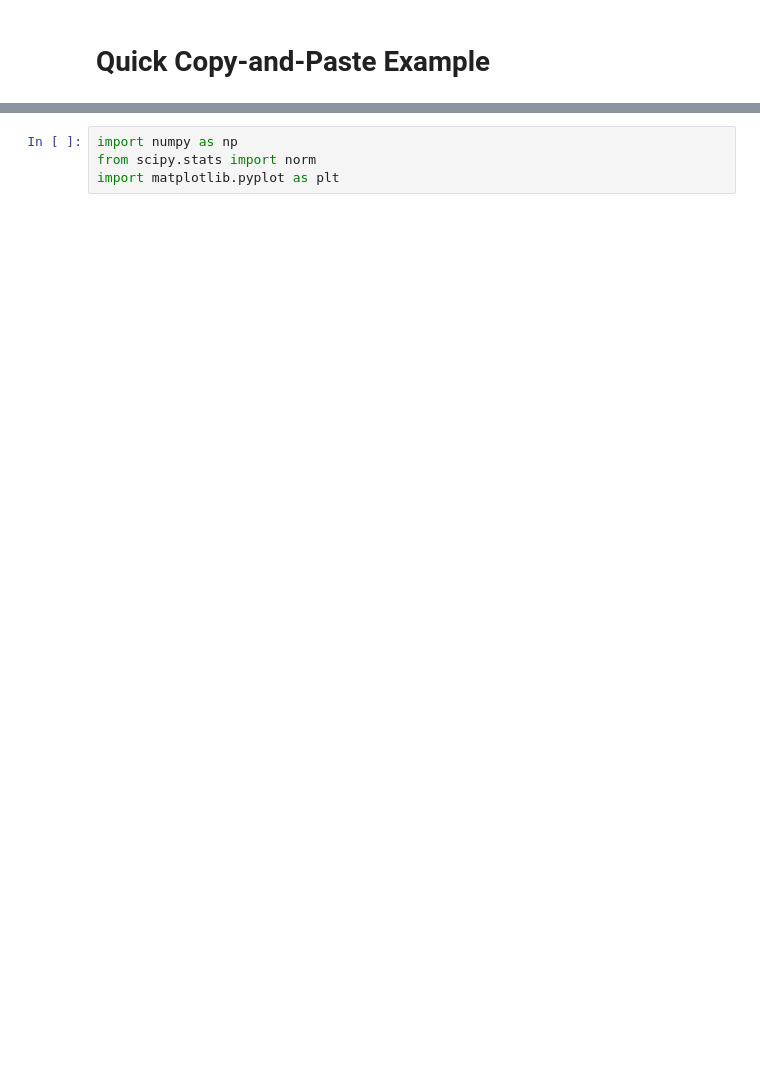
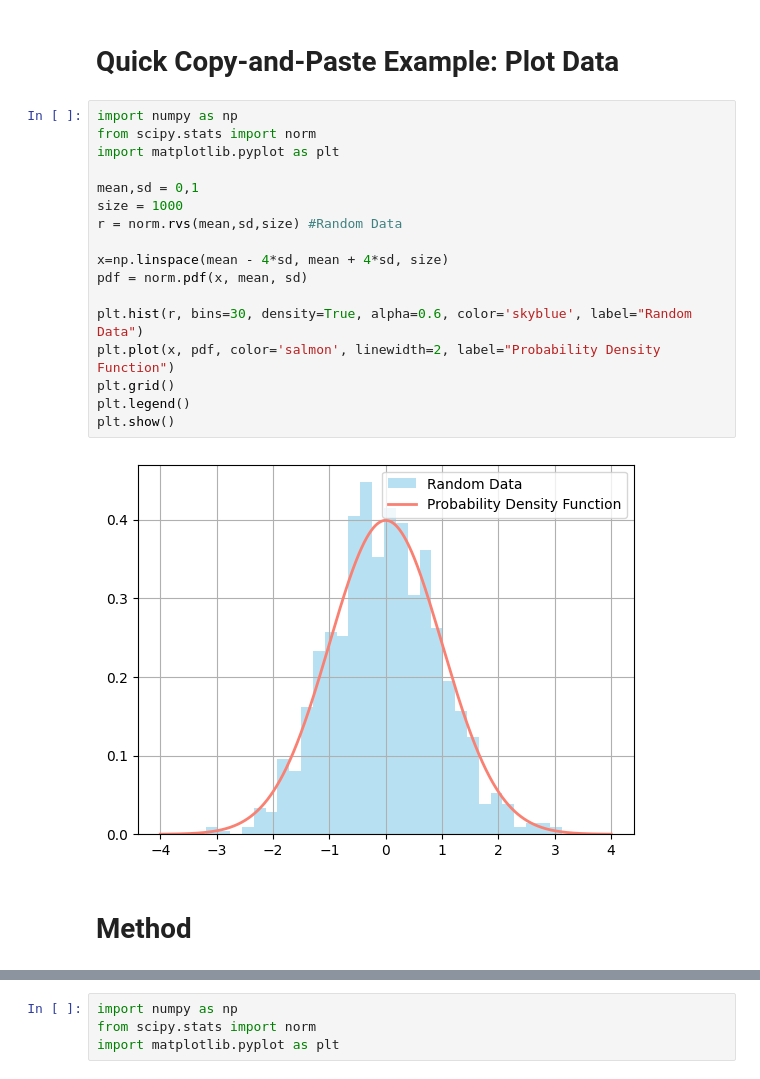
Before and after one commit to mdaugherity/PythonGuide, a Jupyter notebook: ScipyStatsNormal.ipynb, the cells around one changed output, grey strips where cells are left out. Saved outputs shown, nothing was run; the diff lists cells and outputs as text; blank space fills up the shorter version.

```diff
--- a/ScipyStatsNormal.ipynb
+++ b/ScipyStatsNormal.ipynb
@@ -15,2 +16,23 @@ Using Statistical Methods in SciPy using Gaussian method as an example
 # %% [markdown]
-# Quick Copy-and-Paste Example
+# Quick Copy-and-Paste Example: Plot Data
+# %%
+import numpy as np
+from scipy.stats import norm
+import matplotlib.pyplot as plt
+
+mean,sd = 0,1
+size = 1000
+r = norm.rvs(mean,sd,size) #Random Data
+
+x=np.linspace(mean - 4*sd, mean + 4*sd, size)
+pdf = norm.pdf(x, mean, sd)
+
+plt.hist(r, bins=30, density=True, alpha=0.6, color='skyblue', label="Random Data")
+plt.plot(x, pdf, color='salmon', linewidth=2, label="Probability Density Function")
+plt.grid()
+plt.legend()
+plt.show()
+# %% [output]
+[figure, added]
+# %% [markdown]
+# Method
```
Also changed, not shown: parts of 35 cells of this notebook.
